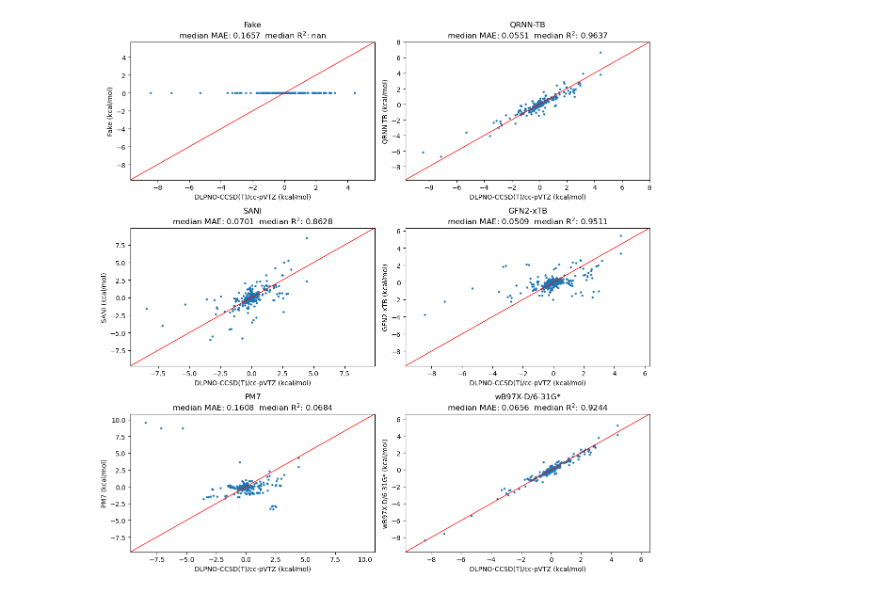
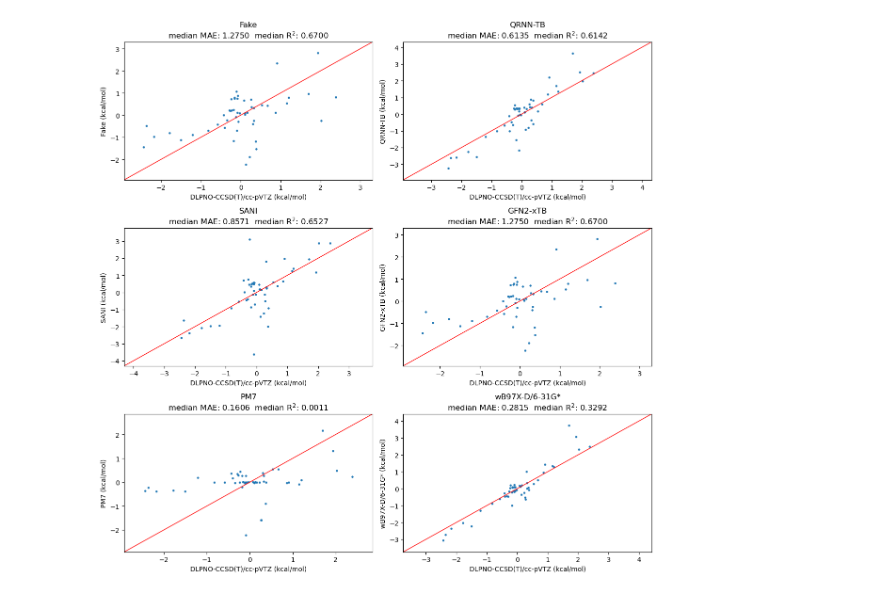
Before and after one commit to WangXinyan940/schrodinger-nnp-benchmark, a Jupyter notebook: test.ipynb, the cells around one changed output. Saved outputs shown, nothing was run; the diff lists cells and outputs as text; code cells hidden in the pictures.

```diff
--- a/test.ipynb
+++ b/test.ipynb
@@ -28,5 +19,8 @@ hutchison.inference("Fake", calc)
 # %%
-filter = lambda x: x.charge != 0
+calc = XTB(method="GFN2-xTB")
+hutchison = Hutchison()
+hutchison.tasks = hutchison.tasks[:50]
+hutchison.inference("Fake", calc)
 
-hutchison.analyse(methods=["Fake", "QRNN-TB", "SANI", "GFN2-xTB", "PM7", "wB97X-D/6-31G*"], filter=filter)
+hutchison.analyse(methods=["Fake", "QRNN-TB", "SANI", "GFN2-xTB", "PM7", "wB97X-D/6-31G*"])
 # %% [output]
@@ -46,2 +27,2 @@ WARNING: group size is 1
-[figure, old version]
+[figure, new version]
 # %%
```
Also changed, not shown: parts of 10 cells of this notebook, 8 other files.
